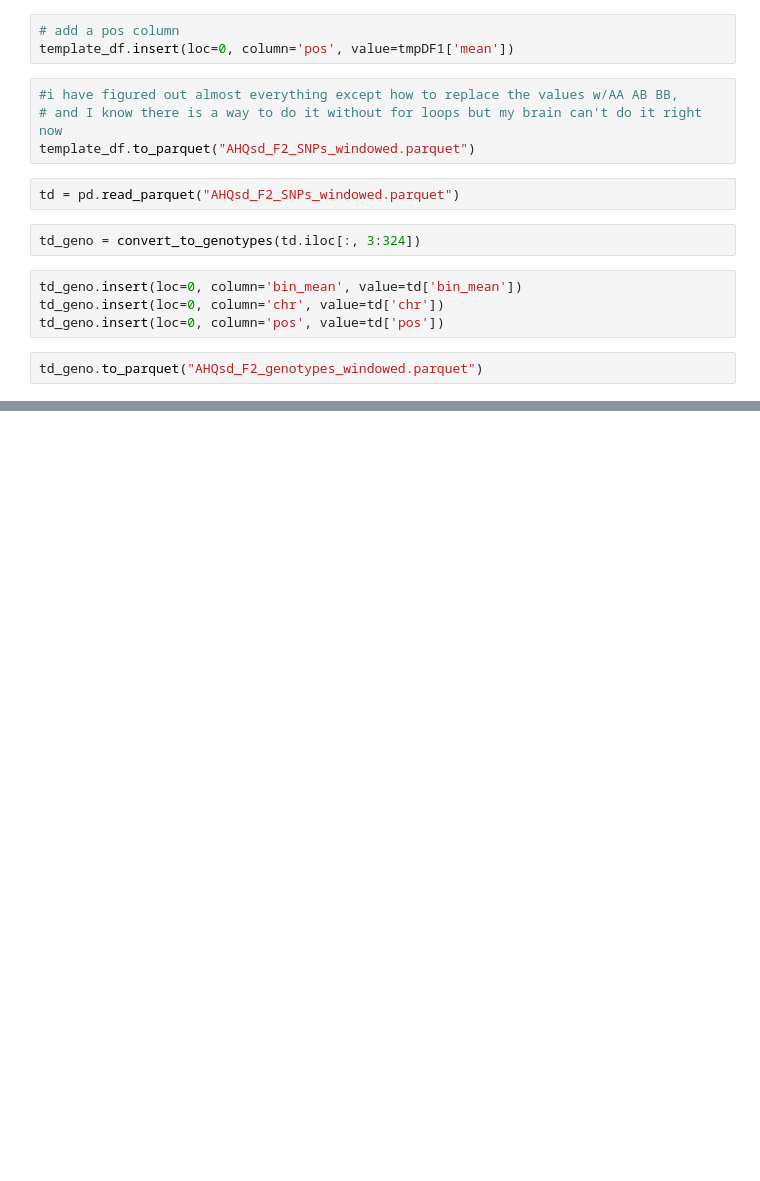
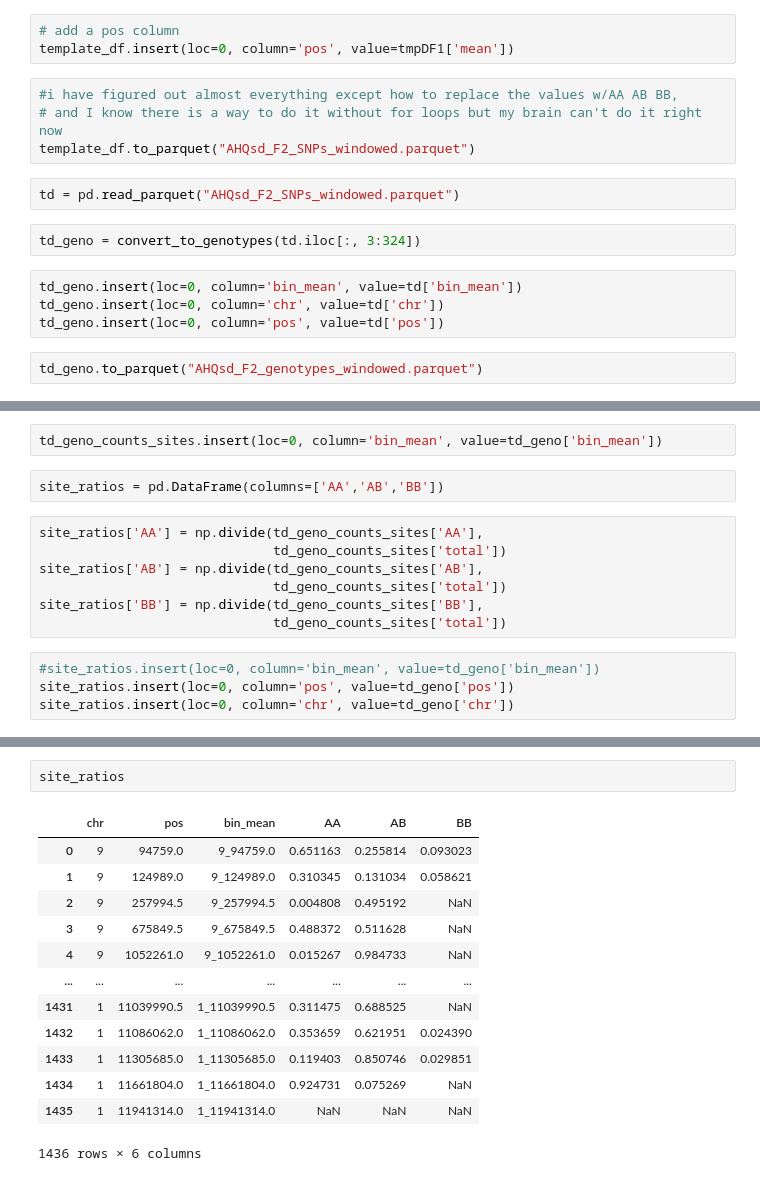
Before and after one commit to bergcolette/AHQsd_analyses, a Jupyter notebook: SNP_windowing.ipynb, the cells around one changed output, grey strips where cells are left out. Saved outputs shown, nothing was run; the diff lists cells and outputs as text; blank space fills up the shorter version.

```diff
--- a/SNP_windowing.ipynb
+++ b/SNP_windowing.ipynb
@@ -178,0 +203,15 @@ td_geno.to_parquet("AHQsd_F2_genotypes_windowed.parquet")
+# %%
+td_geno_counts_sites.insert(loc=0, column='bin_mean', value=td_geno['bin_mean'])
+# %%
+site_ratios = pd.DataFrame(columns=['AA','AB','BB'])
+# %%
+site_ratios['AA'] = np.divide(td_geno_counts_sites['AA'],
+                              td_geno_counts_sites['total'])
+site_ratios['AB'] = np.divide(td_geno_counts_sites['AB'],
+                              td_geno_counts_sites['total'])
+site_ratios['BB'] = np.divide(td_geno_counts_sites['BB'],
+                              td_geno_counts_sites['total'])
+# %%
+#site_ratios.insert(loc=0, column='bin_mean', value=td_geno['bin_mean'])
+site_ratios.insert(loc=0, column='pos', value=td_geno['pos'])
+site_ratios.insert(loc=0, column='chr', value=td_geno['chr'])
@@ -178,0 +235,16 @@ td_geno.to_parquet("AHQsd_F2_genotypes_windowed.parquet")
+# %%
+site_ratios
+# %% [output]
+|  | chr | pos | bin_mean | AA | AB | BB |
+| 0 | 9 | 94759.0 | 9_94759.0 | 0.651163 | 0.255814 | 0.093023 |
+| 1 | 9 | 124989.0 | 9_124989.0 | 0.310345 | 0.131034 | 0.058621 |
+| 2 | 9 | 257994.5 | 9_257994.5 | 0.004808 | 0.495192 | NaN |
+| 3 | 9 | 675849.5 | 9_675849.5 | 0.488372 | 0.511628 | NaN |
+| 4 | 9 | 1052261.0 | 9_1052261.0 | 0.015267 | 0.984733 | NaN |
+| ... | ... | ... | ... | ... | ... | ... |
+| 1431 | 1 | 11039990.5 | 1_11039990.5 | 0.311475 | 0.688525 | NaN |
+| 1432 | 1 | 11086062.0 | 1_11086062.0 | 0.353659 | 0.621951 | 0.024390 |
+| 1433 | 1 | 11305685.0 | 1_11305685.0 | 0.119403 | 0.850746 | 0.029851 |
+| 1434 | 1 | 11661804.0 | 1_11661804.0 | 0.924731 | 0.075269 | NaN |
+| 1435 | 1 | 11941314.0 | 1_11941314.0 | NaN | NaN | NaN |
+1436 rows × 6 columns
```
Also changed, not shown: parts of 7 cells of this notebook, 2 other files.
